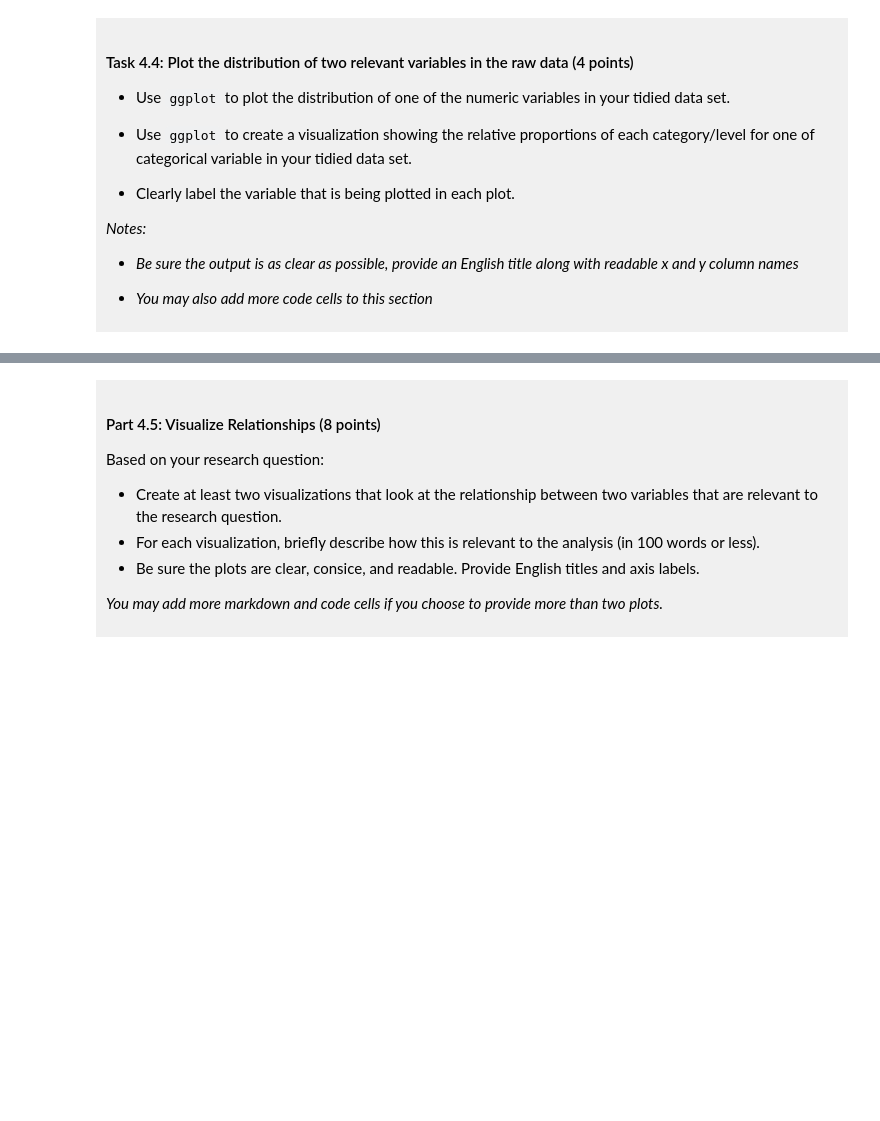
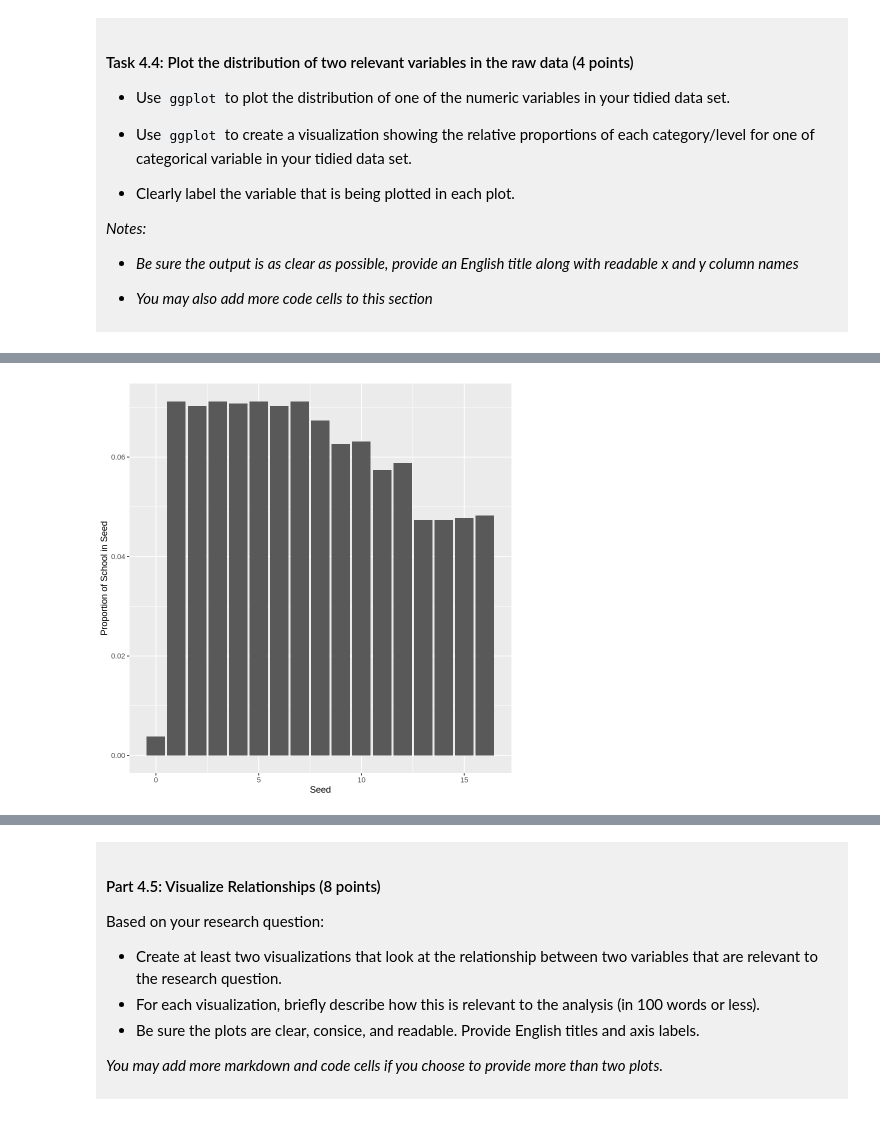
Before and after one commit to carmfeng/dsci-100-project-carmen-feng, a Jupyter notebook: dsci-100-project-notebook.ipynb, the cells around one changed output, grey strips where cells are left out. Cells and saved outputs as stored; diff of their text form; code cells hidden in the pictures; blank space fills up the shorter version.

```diff
--- a/dsci-100-project-notebook.ipynb
+++ b/dsci-100-project-notebook.ipynb
@@ -340,2 +363,16 @@ You will refine your research question (if needed) and produce a tidy data set.
 # %%
-### EDIT THIS CODE CELL FOR PLOT 2 ###
+#recieved help from TA
+
+pre_plot_data <- basketball_data |>
+    group_by(seed) |>
+    summarize(n = n()) |> # summarized amount of schools in each seed
+    mutate(prop = n/2092) # created a new column called prop which is the number of schools in each seed/total schools
+
+basketball_bar_plot <- ggplot(pre_plot_data, aes(x = seed, y = prop)) +
+    geom_bar(stat = "identity") +
+    labs(x = "Seed", y = "Proportion of School in Seed", colour = "Proportiion of School in Seed") # y label is proportion of schools in each seed
+                                                                                         # which should add up to 1
+
+basketball_bar_plot
+# %% [output]
+[figure, added]
```
Also changed, not shown: parts of 14 cells of this notebook.
